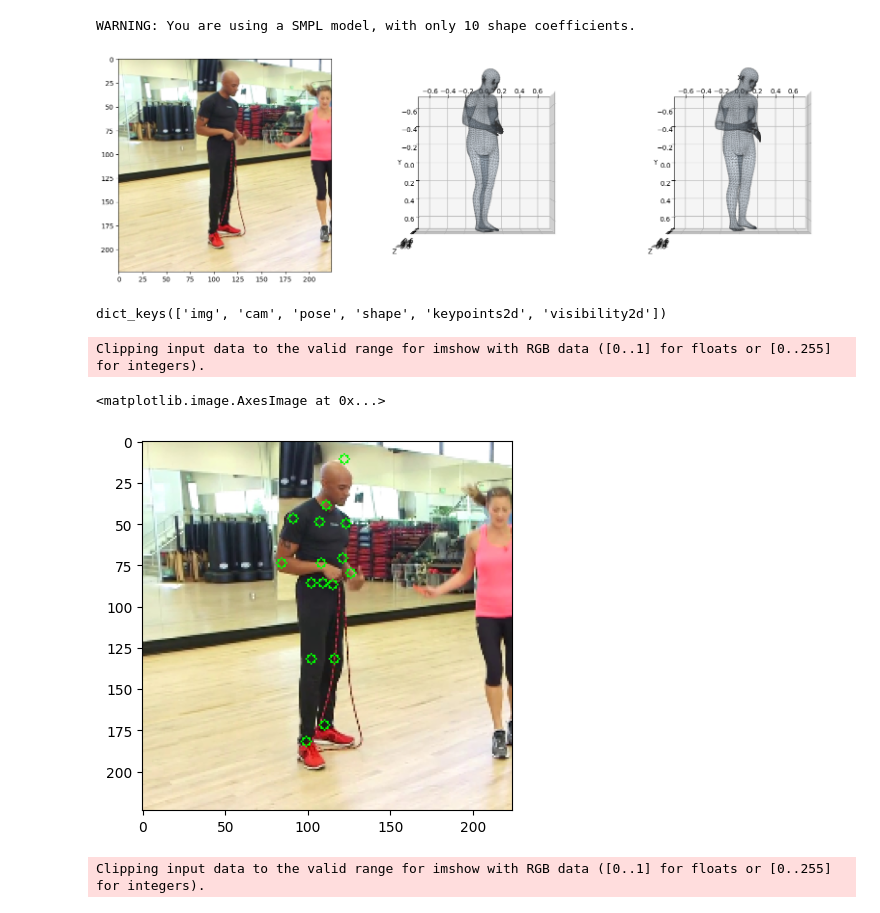
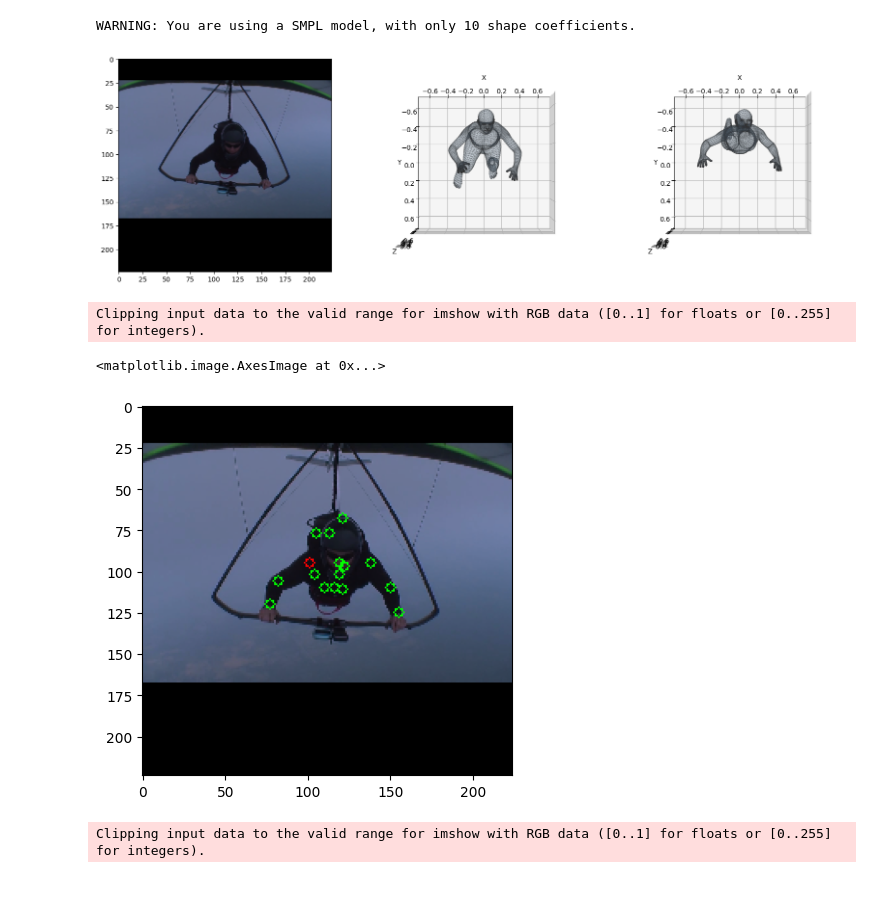
Before and after one commit to sspsk/thesis, a Jupyter notebook: notebooks/projection.ipynb, the cells around one changed output. Drawn from its saved outputs; the diff is of its cells as text; code cells hidden in the pictures.

```diff
--- a/notebooks/projection.ipynb
+++ b/notebooks/projection.ipynb
@@ -62,13 +62,13 @@ HMR(
   )
 )
 # %%
-dataset = EFTDataset(datasets=['mpii'],is_train=False)
+dataset = EFTDataset(datasets=['mpii'],is_train=True)
 # %%
 smpl = get_smpl_model(use_feet_keypoints=True,use_hands=True,extra=True)
 # %% [output]
 WARNING: You are using a SMPL model, with only 10 shape coefficients.
 # %%
-sample = dataset[3]
+sample = dataset[5]
 # %%
 cam,pose,shape = model(sample['img'].unsqueeze(0))
 pose_mat = rot6d_to_rotmat(pose[-1].reshape(-1,6)).reshape(-1,24,3,3).flatten(2,3)
@@ -110,25 +110,24 @@ ax3 = display_model(
             ax=ax3)
 ax3.view_init(elev=-90,azim=-90)
 # %% [output]
-[figure, old version]
+[figure, new version]
-# %%
-sample.keys()
-# %% [output]
-dict_keys(['img', 'cam', 'pose', 'shape', 'keypoints2d', 'visibility2d'])
 # %%
 kp2s = sample['keypoints2d'].to(int).numpy()
 img = sample['img']*std.unsqueeze(-1).unsqueeze(-1) + mean.unsqueeze(-1).unsqueeze(-1)
 new_img = img.permute(1,2,0).numpy()
 for i in range(25,41):
     if sample['visibility2d'][i] > 0:
-        new_img = cv2.circle(new_img,center=(kp2s[i][0],kp2s[i][1]),radius=3,color=(0,255,0))
+        color = (0,225,0)
+        if i == 33:
+            color = (255,0,0)
+        new_img = cv2.circle(new_img,center=(kp2s[i][0],kp2s[i][1]),radius=3,color=color)
     else:
         print(i)
 plt.imshow(new_img)
 # %% [output]
 Clipping input data to the valid range for imshow with RGB data ([0..1] for floats or [0..255] for integers).
 <matplotlib.image.AxesImage at 0x...>
-[figure, old version]
+[figure, new version]
 # %%
 pred_kp = orth_proj(output.joints,cam[-1]).squeeze(0)
 # %%
```
Also changed, not shown: 2 other files.
